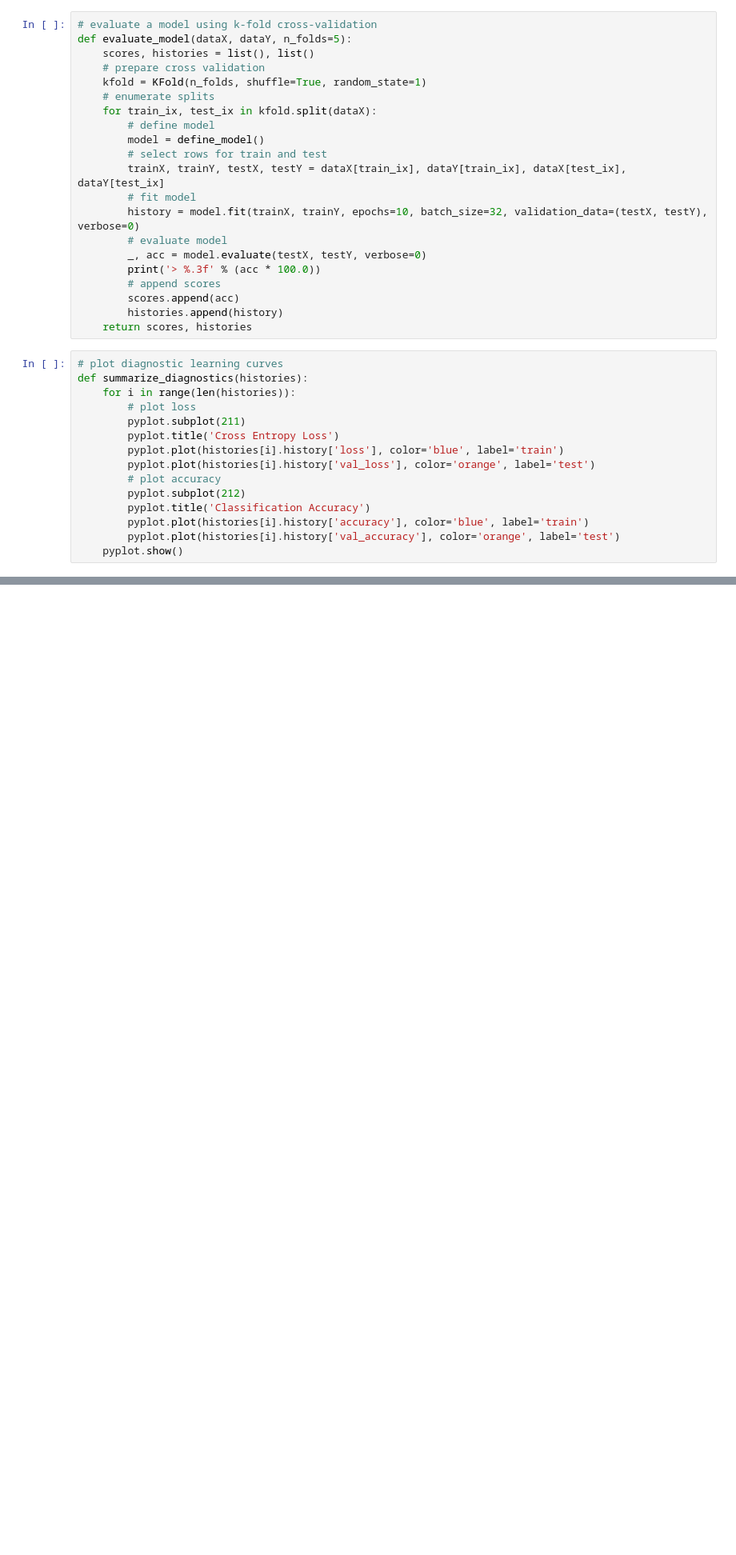
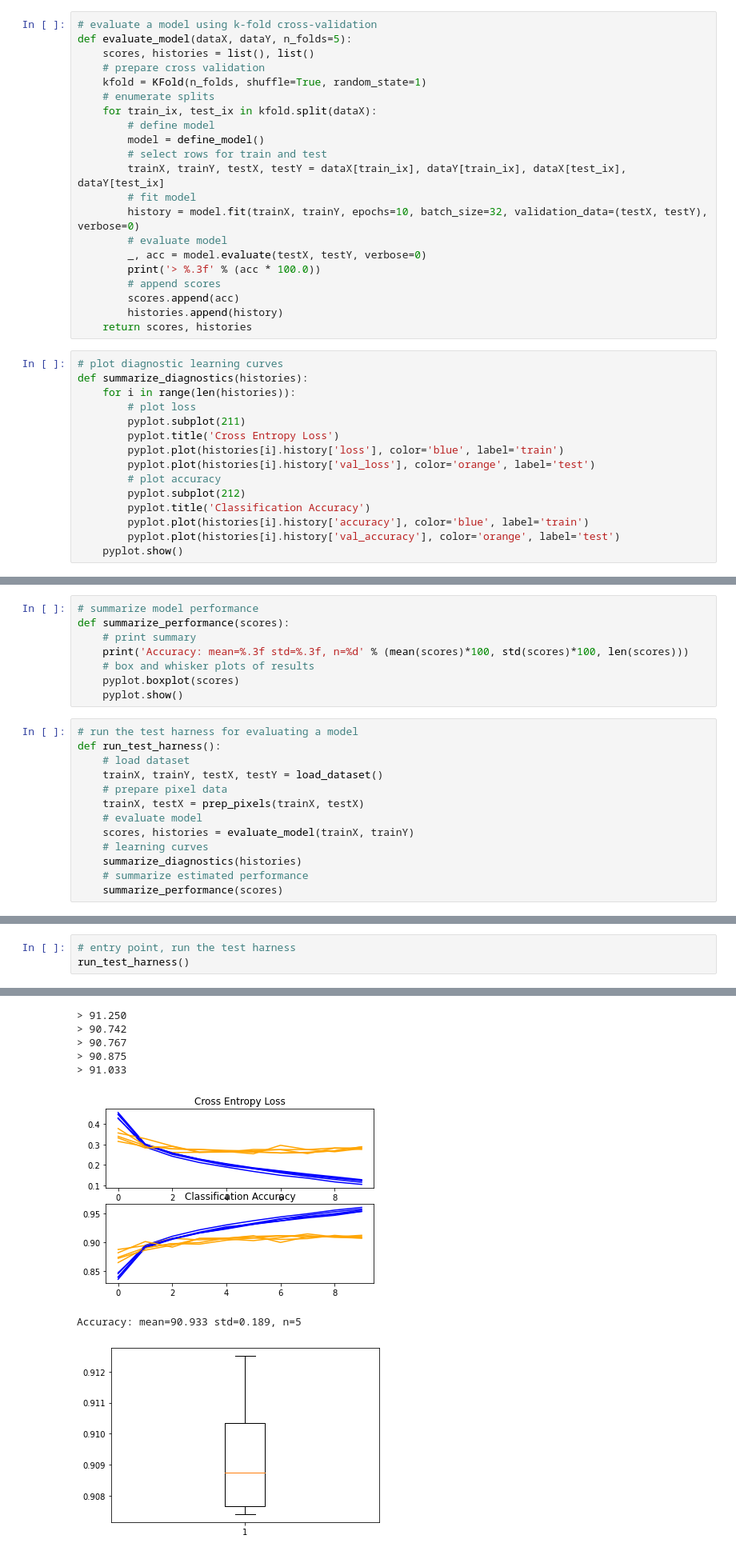
Before and after one commit to kristina0614/Computer-Vision-Course, a Jupyter notebook: Fashion_MNIST_Deep_Learning_for_Computer_Vision.ipynb, the cells around one changed output, grey strips where cells are left out. Shown: that part at 80% size. Drawn from its saved outputs; the diff is of its cells as text; blank space fills up the shorter version.

```diff
--- a/Fashion_MNIST_Deep_Learning_for_Computer_Vision.ipynb
+++ b/Fashion_MNIST_Deep_Learning_for_Computer_Vision.ipynb
@@ -114,0 +128,21 @@ pyplot.show()
+# %%
+# summarize model performance
+def summarize_performance(scores):
+	# print summary
+	print('Accuracy: mean=%.3f std=%.3f, n=%d' % (mean(scores)*100, std(scores)*100, len(scores)))
+	# box and whisker plots of results
+	pyplot.boxplot(scores)
+	pyplot.show()
+# %%
+# run the test harness for evaluating a model
+def run_test_harness():
+	# load dataset
+	trainX, trainY, testX, testY = load_dataset()
+	# prepare pixel data
+	trainX, testX = prep_pixels(trainX, testX)
+	# evaluate model
+	scores, histories = evaluate_model(trainX, trainY)
+	# learning curves
+	summarize_diagnostics(histories)
+	# summarize estimated performance
+	summarize_performance(scores)
@@ -114,0 +151,4 @@ pyplot.show()
+# %%
+# entry point, run the test harness
+run_test_harness()
+# %% [output]
@@ -114,0 +166,8 @@ pyplot.show()
+> 91.250
+> 90.742
+> 90.767
+> 90.875
+> 91.033
+[figure, added]
+Accuracy: mean=90.933 std=0.189, n=5
+[figure, added]
```
Also changed, not shown: parts of 6 cells of this notebook.
